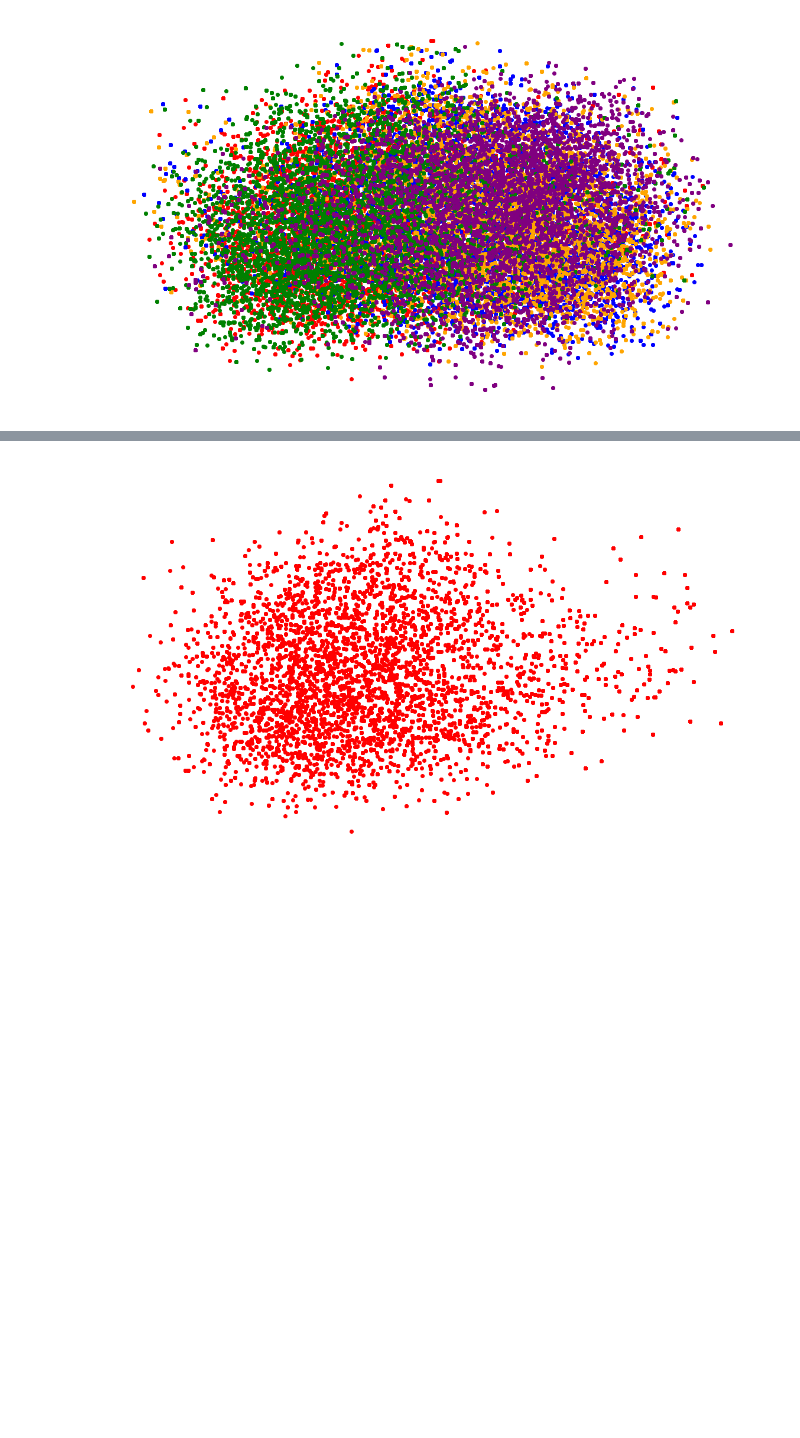
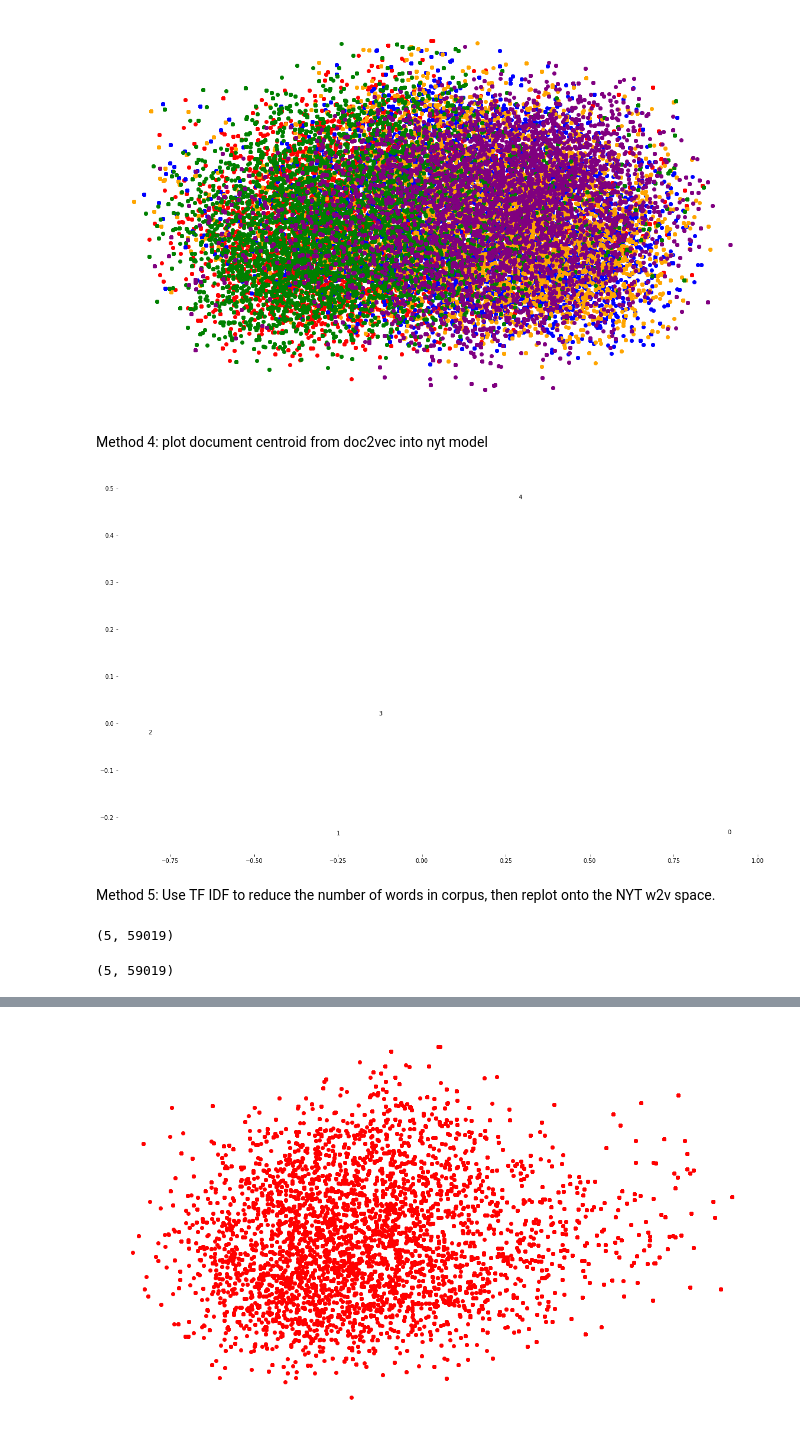
Before and after one commit to laurenjli/nlp-tal, a Jupyter notebook: doc_vec_space.ipynb, the cells around one changed output, grey strips where cells are left out. Cells and saved outputs as stored; diff of their text form; code cells hidden in the pictures; blank space fills up the shorter version.

```diff
--- a/doc_vec_space.ipynb
+++ b/doc_vec_space.ipynb
@@ -204,3 +194,34 @@ plt.yticks(())
 plt.show()
 # %% [output]
 [figure]
+# %% [markdown]
+Method 4: plot document centroid from doc2vec into nyt model
+# %%
+fig = plt.figure(figsize = (20,12))
+ax = fig.add_subplot(111)
+ax.set_frame_on(False)
+
+c_dict = {'1':'red',
+         '2':'blue',
+         '3': 'orange',
+         '4': 'green',
+         '5': 'purple'}
+
+wordsSubMatrix = []
+for i in range(0,5):
+    # reduce
+    wordsSubMatrix.append(talD2V.docvecs[i])
+
+wordsSubMatrix = np.array(wordsSubMatrix)
+pcaWords = sklearn.decomposition.PCA(n_components = 2).fit(wordsSubMatrix)
+reducedPCA = pcaWords.transform(wordsSubMatrix)
+plt.scatter(reducedPCA[:, 0], reducedPCA[:, 1], alpha = 0)
+for i in range(0,5):
+    ax.annotate(str(i), (reducedPCA[:, 0][i],reducedPCA[:, 1][i]))
+#plt.xticks(())
+#plt.yticks(())
+plt.show()
+# %% [output]
+[figure, added]
+# %% [markdown]
+Method 5: Use TF IDF to reduce the number of words in corpus, then replot onto the NYT w2v space.
@@ -206,0 +230,15 @@ plt.show()
+# %%
+CountVectorizer = sklearn.feature_extraction.text.CountVectorizer()
+#Then trained
+talVects = CountVectorizer.fit_transform(grouped['text'])
+print(talVects.shape)
+# %% [output]
+(5, 59019)
+# %%
+#initialize
+talTFTransformer = sklearn.feature_extraction.text.TfidfTransformer().fit(talVects)
+#train
+talTF = talTFTransformer.transform(talVects)
+print(talTF.shape)
+# %% [output]
+(5, 59019)
```
Also changed, not shown: parts of 15 cells of this notebook.
